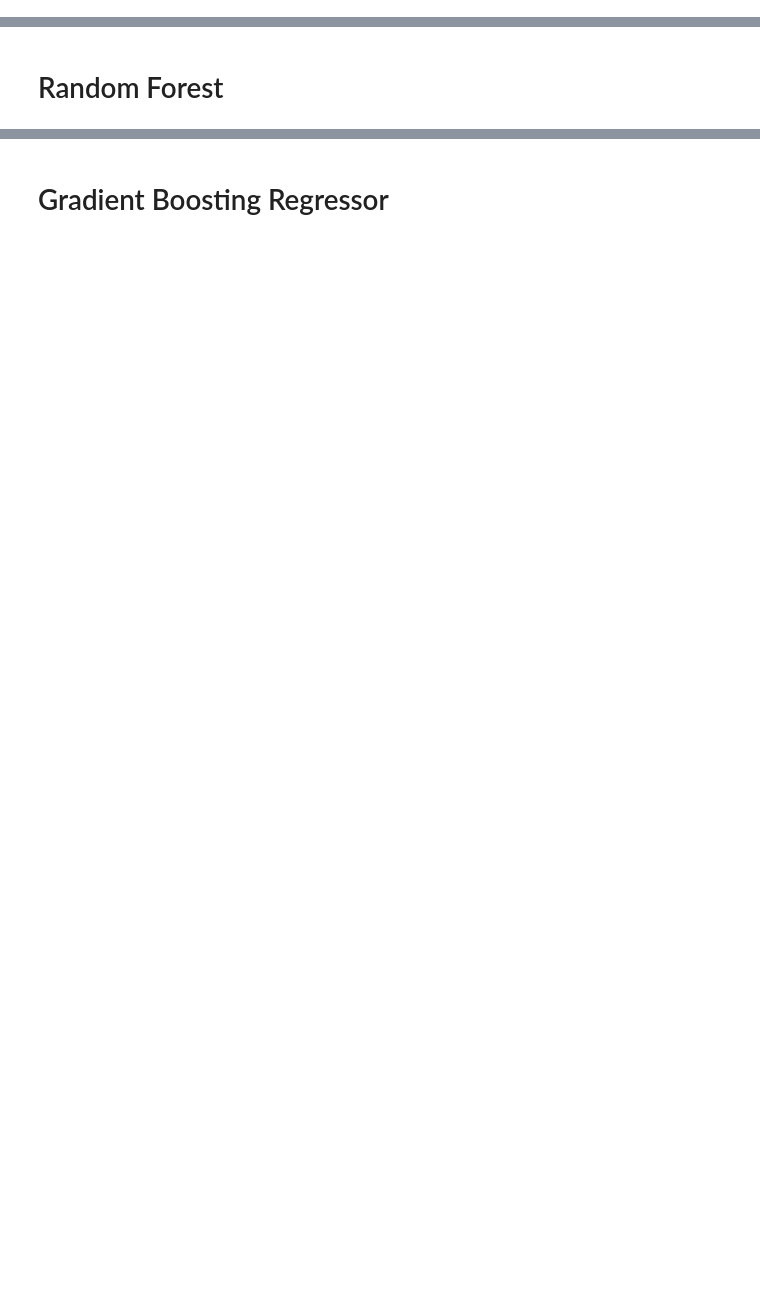
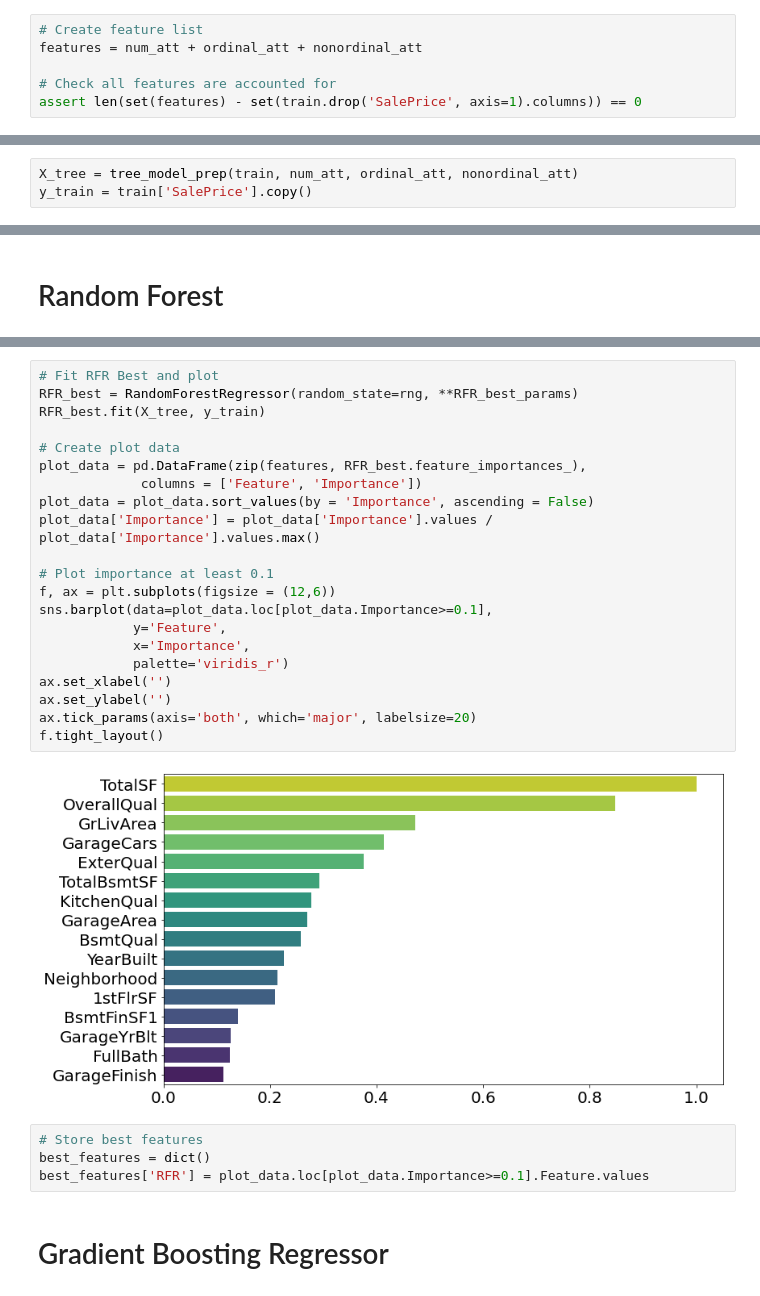
Before and after one commit to garycl/AmesHousing, a Jupyter notebook: code/HousePricePrediction.ipynb, the cells around one changed output, grey strips where cells are left out. Saved outputs shown, nothing was run; the diff lists cells and outputs as text; blank space fills up the shorter version.

```diff
--- a/code/HousePricePrediction.ipynb
+++ b/code/HousePricePrediction.ipynb
@@ -186 +235,7 @@ cat_att = ['MSZoning','Street','Alley',
+# %%
+# Create feature list
+features = num_att + ordinal_att + nonordinal_att
+
+# Check all features are accounted for
+assert len(set(features) - set(train.drop('SalePrice', axis=1).columns)) == 0
 # %%
@@ -279,3 +376,6 @@ X_train_prep, y_train = data_prep(train, num_att, ordinal_att, cat_att)
+# %%
+X_tree = tree_model_prep(train, num_att, ordinal_att, nonordinal_att)
+y_train = train['SalePrice'].copy()
 # %% [markdown]
 # Model
 
@@ -350,3 +473,30 @@ RFR_fn(RFR_best_params)
+# %%
+# Fit RFR Best and plot
+RFR_best = RandomForestRegressor(random_state=rng, **RFR_best_params)
+RFR_best.fit(X_tree, y_train)
+
+# Create plot data
+plot_data = pd.DataFrame(zip(features, RFR_best.feature_importances_),
+             columns = ['Feature', 'Importance'])
+plot_data = plot_data.sort_values(by = 'Importance', ascending = False)
+plot_data['Importance'] = plot_data['Importance'].values / plot_data['Importance'].values.max()
+
+# Plot importance at least 0.1
+f, ax = plt.subplots(figsize = (12,6))
+sns.barplot(data=plot_data.loc[plot_data.Importance>=0.1],
+            y='Feature',
+            x='Importance',
+            palette='viridis_r')
+ax.set_xlabel('')
+ax.set_ylabel('')
+ax.tick_params(axis='both', which='major', labelsize=20)
+f.tight_layout()
+# %% [output]
+[figure, added]
+# %%
+# Store best features
+best_features = dict()
+best_features['RFR'] = plot_data.loc[plot_data.Importance>=0.1].Feature.values
 # %% [markdown]
 # Gradient Boosting Regressor
 # %%
```
Also changed, not shown: parts of 51 cells of this notebook, 7 other files.
